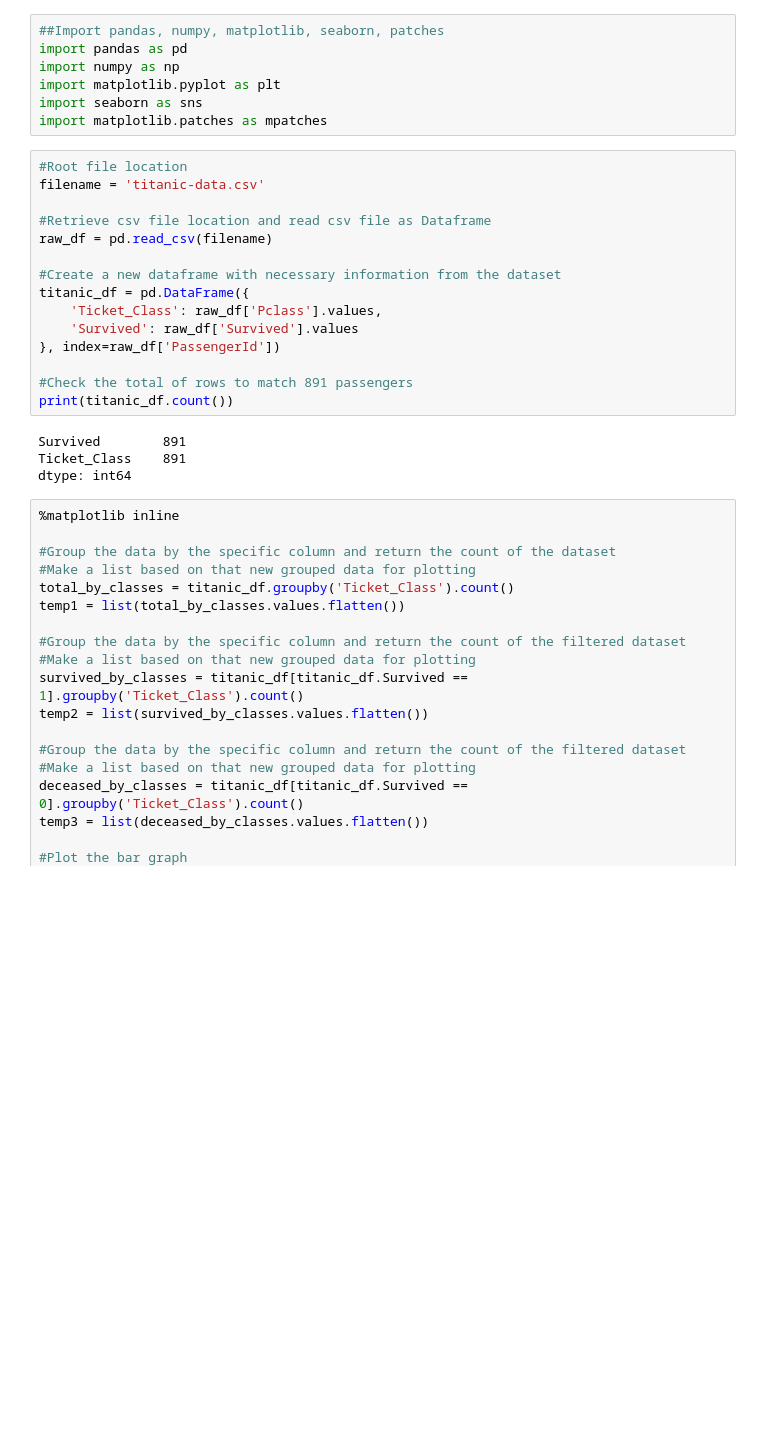
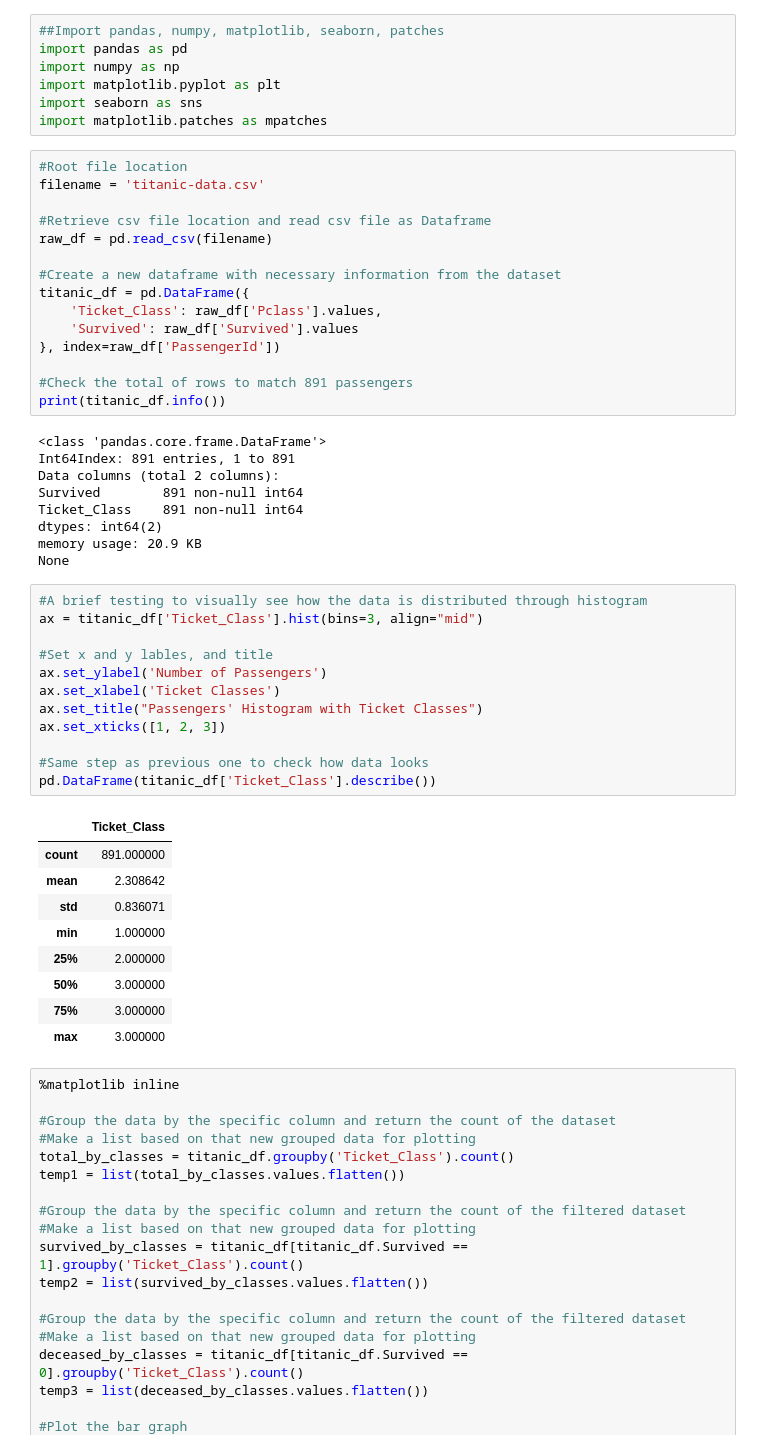
Before and after one commit to kang39/data_analyst, a Jupyter notebook: project_2/P2_Survival_Factors_in_Titanic_Data.ipynb, the cells around one changed output. Saved outputs shown, nothing was run; the diff lists cells and outputs as text; blank space fills up the shorter version.

```diff
--- a/project_2/P2_Survival_Factors_in_Titanic_Data.ipynb
+++ b/project_2/P2_Survival_Factors_in_Titanic_Data.ipynb
@@ -64,11 +64,38 @@ titanic_df = pd.DataFrame({
 }, index=raw_df['PassengerId'])
 
 #Check the total of rows to match 891 passengers
-print(titanic_df.count())
+print(titanic_df.info())
 # %% [output]
-Survived        891
-Ticket_Class    891
-dtype: int64
+<class 'pandas.core.frame.DataFrame'>
+Int64Index: 891 entries, 1 to 891
+Data columns (total 2 columns):
+Survived        891 non-null int64
+Ticket_Class    891 non-null int64
+dtypes: int64(2)
+memory usage: 20.9 KB
+None
+# %%
+#A brief testing to visually see how the data is distributed through histogram
+ax = titanic_df['Ticket_Class'].hist(bins=3, align="mid")
+
+#Set x and y lables, and title
+ax.set_ylabel('Number of Passengers')
+ax.set_xlabel('Ticket Classes')
+ax.set_title("Passengers' Histogram with Ticket Classes")
+ax.set_xticks([1, 2, 3])
+
+#Same step as previous one to check how data looks
+pd.DataFrame(titanic_df['Ticket_Class'].describe())
+# %% [output]
+|  | Ticket_Class |
+| count | 891.000000 |
+| mean | 2.308642 |
+| std | 0.836071 |
+| min | 1.000000 |
+| 25% | 2.000000 |
+| 50% | 3.000000 |
+| 75% | 3.000000 |
+| max | 3.000000 |
 # %%
 %matplotlib inline
 
```
Also changed, not shown: parts of 2 cells of this notebook, 1 other file.
